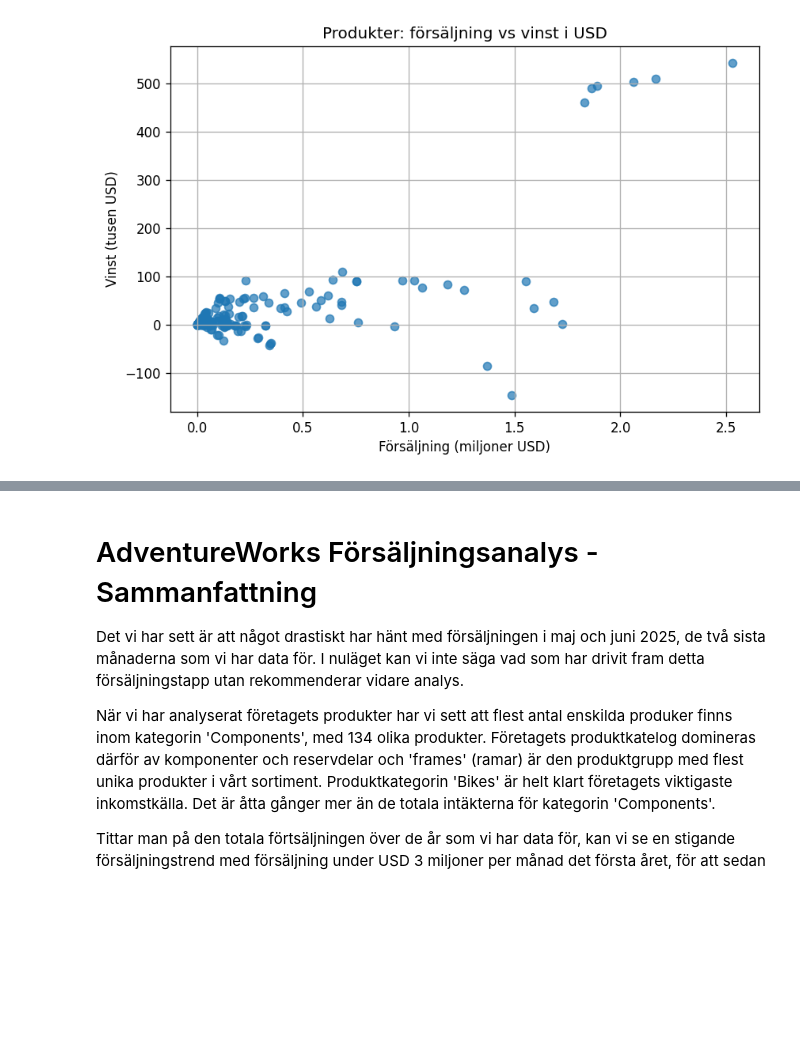
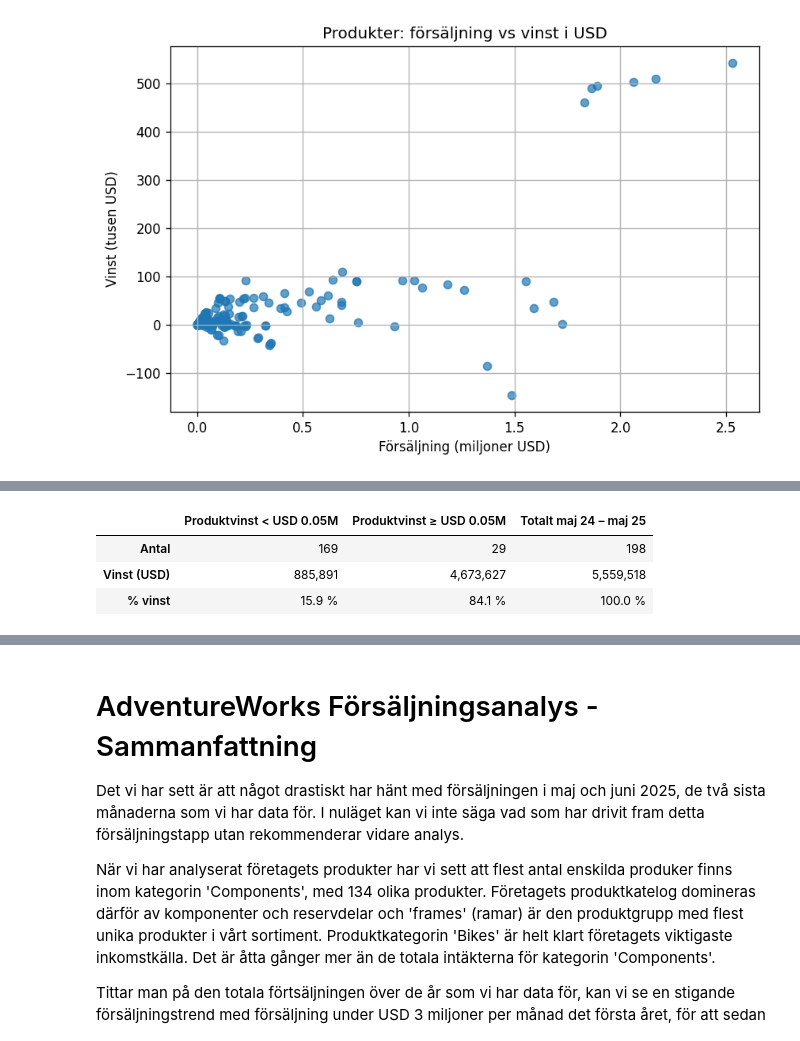
Before and after one commit to EliWei/SQL_uppgift_Dec25, a Jupyter notebook: Notebook.ipynb, the cells around one changed output, grey strips where cells are left out. Drawn from its saved outputs; the diff is of its cells as text; code cells hidden in the pictures; blank space fills up the shorter version.

```diff
--- a/Notebook.ipynb
+++ b/Notebook.ipynb
@@ -1206,3 +1270,42 @@ loss_products[[
+# %%
+df_low_profit = df_sales_profitmargin[
+    df_sales_profitmargin['Vinst'] < 50_000    #mindre än 50 000 USD i vinst
+]
+
+no_of_products_under_50k = len(df_low_profit)
+no_of_products = len(df_sales_profitmargin)
+
+profit_low = df_low_profit['Vinst'].sum()
+profit = df_sales_profitmargin['Vinst'].sum()
+
+profit_low = df_low_profit['Vinst'].sum()
+profit_total = df_sales_profitmargin['Vinst'].sum()
+profit_high = profit_total - profit_low
+
+df_summary = pd.DataFrame(
+    {
+        'Produktvinst < USD 0.05M': [no_of_products_under_50k, profit_low, profit_low / profit_total * 100],
+        'Produktvinst ≥ USD 0.05M': [no_of_products - no_of_products_under_50k, profit_high, profit_high / profit_total * 100],
+        'Totalt maj 24 – maj 25':   [no_of_products, profit_total, 100.0],
+    },
+    index=['Antal', 'Vinst (USD)', '% vinst']
+)
+
+df_summary_display = pd.DataFrame(index=df_summary.index)
+
+for col in df_summary.columns:
+    df_summary_display[col] = [
+        f"{int(df_summary.at['Antal', col])}",
+        f"{df_summary.at['Vinst (USD)', col]:,.0f}",
+        f"{df_summary.at['% vinst', col]:.1f} %"
+    ]
+
+df_summary_display
+# %% [output]
+|  | Produktvinst < USD 0.05M | Produktvinst ≥ USD 0.05M | Totalt maj 24 – maj 25 |
+| Antal | 169 | 29 | 198 |
+| Vinst (USD) | 885,891 | 4,673,627 | 5,559,518 |
+| % vinst | 15.9 % | 84.1 % | 100.0 % |
 # %% [markdown]
 Jag har valt att analysera produktkostnader och produktintäkter för de 12 månaderna innan maj 2025. Då vi vet att något dramatiskt händer med försäljningen i maj och juni 2025, men ännu inte är på det klara med om det handlar en databug eller marknadssvängningar, väljer jag att exkludera de månaderna.
 
```
Also changed, not shown: parts of 8 cells of this notebook, 1 other file.
